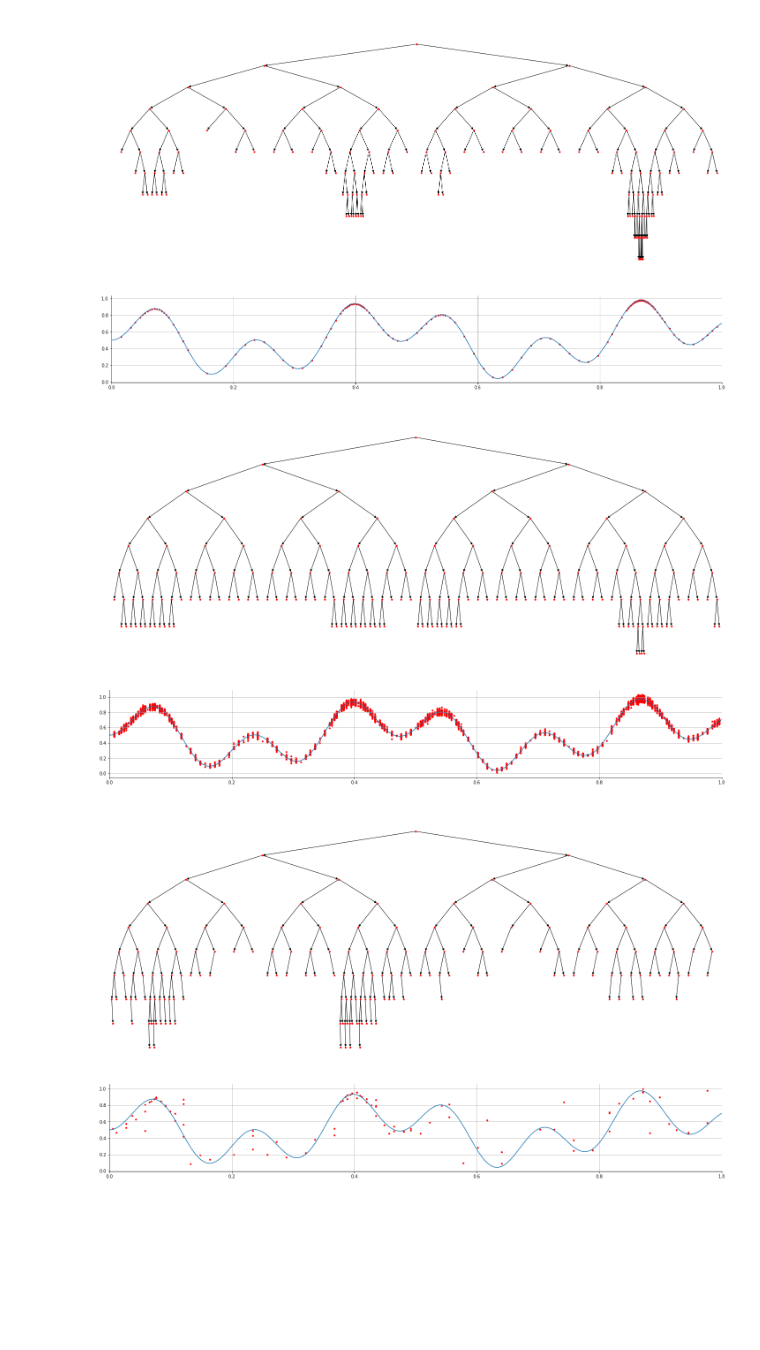
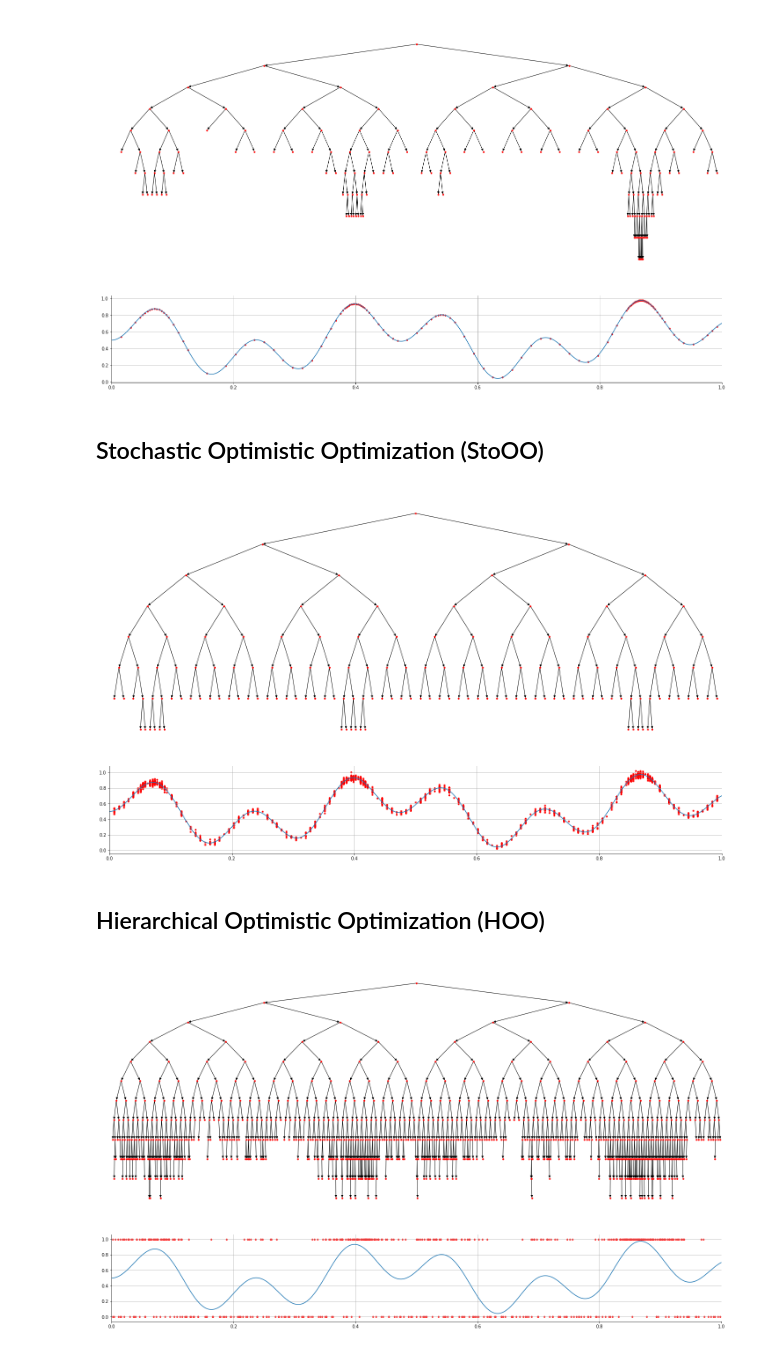
Before and after one commit to yunjhongwu/MCTS, a Jupyter notebook: MCTS.ipynb, the cells around one changed output. Drawn from its saved outputs; the diff is of its cells as text; code cells hidden in the pictures; blank space fills up the shorter version.

```diff
--- a/MCTS.ipynb
+++ b/MCTS.ipynb
@@ -12,0 +7,13 @@ def noisy_fun(x):
+# %%
+def gaussian_noise(func, std=0.02):
+    def noisy_func(x):
+        return func(x) + np.random.normal(0, std)
+    return noisy_func
+
+def bernoulli_noise(func):
+    def noisy_func(x):
+        return np.random.binomial(1, func(x))
+    return noisy_func
+
+def func(x):
+    return 0.5 * (np.sin(13 * x) * np.sin(27 * x) + 1)
@@ -18,16 +29,20 @@ graph = visualize(tree, fun)
 # %% [output]
 [figure]
+# %% [markdown]
+## Stochastic Optimistic Optimization (StoOO)
 # %%
-tree = StoOO(5000, lambda node: 14 * 2**(-1 * node.depth), 0.01)
+tree = StoOO(2000, 2, lambda node: 14 * 2**(-1 * node.depth), 0.01)
 
-result = tree.search(noisy_fun)
-graph = visualize(tree, fun)
+result = tree.search(gaussian_noise(func))
+graph = visualize(tree, func)
 # %% [output]
-[figure, old version]
+[figure, new version]
+# %% [markdown]
+## Hierarchical Optimistic Optimization (HOO)
 # %%
-tree = HOO(100, lambda node: 14 * 2**(-1 * node.depth), 0.01)
+tree = HOO(500, 2, lambda node: 14 * 2**(-1 * node.depth), 0.01)
 
-result = tree.search(noisy_fun)
-graph = visualize(tree, fun)
+result = tree.search(bernoulli_noise(func))
+graph = visualize(tree, func)
 # %% [output]
-[figure, old version]
+[figure, new version]
```
Also changed, not shown: parts of 11 cells of this notebook.
